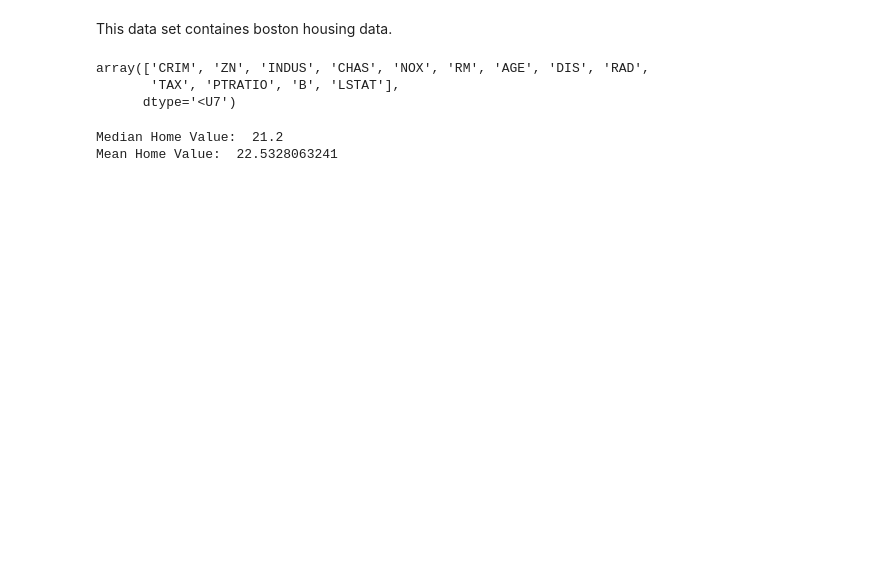
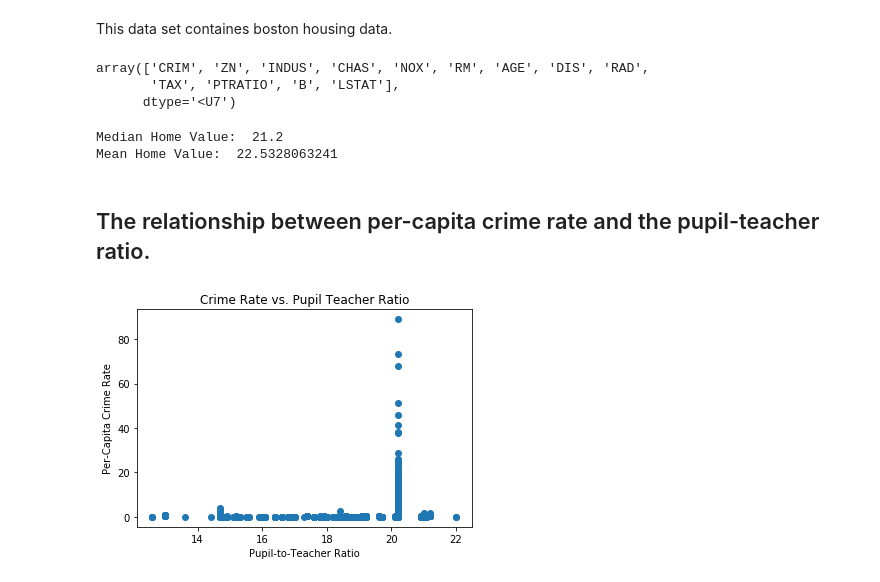
Before and after one commit to ztaylor2/machine-learning, a Jupyter notebook: Analyze a Data Set.ipynb, the cells around one changed output. Cells and saved outputs as stored; diff of their text form; code cells hidden in the pictures; blank space fills up the shorter version.

Commit message:
All plots are mostly done.

```diff
--- a/Analyze a Data Set.ipynb
+++ b/Analyze a Data Set.ipynb
@@ -20,3 +21,5 @@ print('Mean Home Value: ', avg_home_val)
 # %% [output]
 Median Home Value:  21.2
 Mean Home Value:  22.5328063241
+# %% [markdown]
+## The relationship between per-capita crime rate and the pupil-teacher ratio.
@@ -22,0 +30,8 @@ Mean Home Value:  22.5328063241
+# %%
+plt.scatter(boston.data.T[10], boston.data.T[0])
+plt.title("Crime Rate vs. Pupil Teacher Ratio")
+plt.ylabel("Per-Capita Crime Rate")
+plt.xlabel("Pupil-to-Teacher Ratio")
+plt.show()
+# %% [output]
+[figure, added]
```
Also changed, not shown: parts of 8 cells of this notebook.
